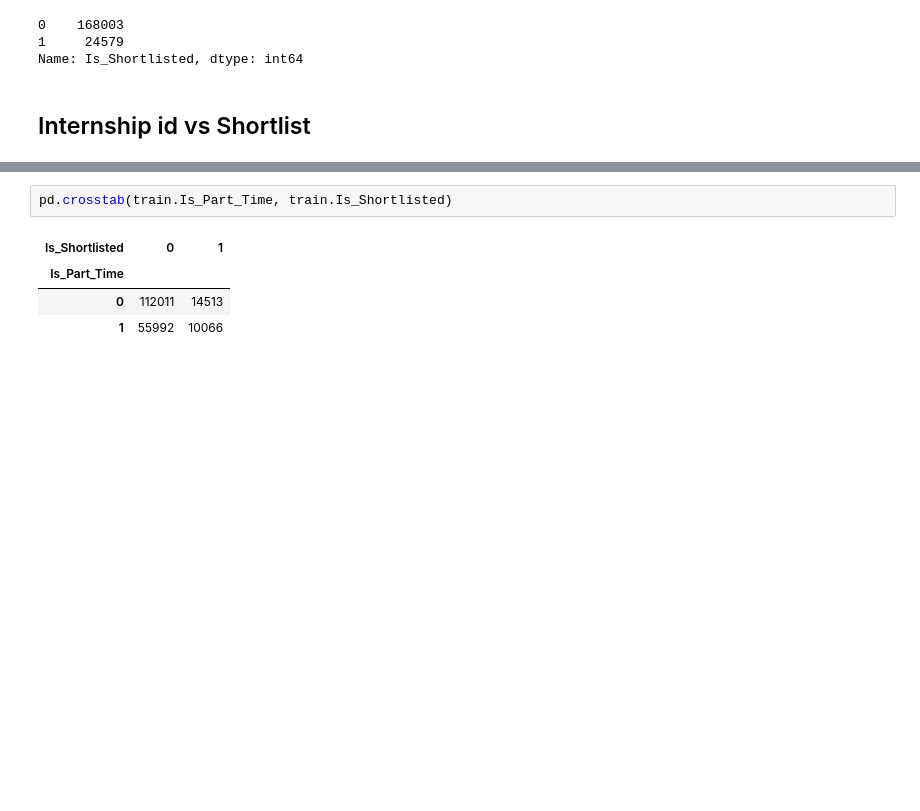
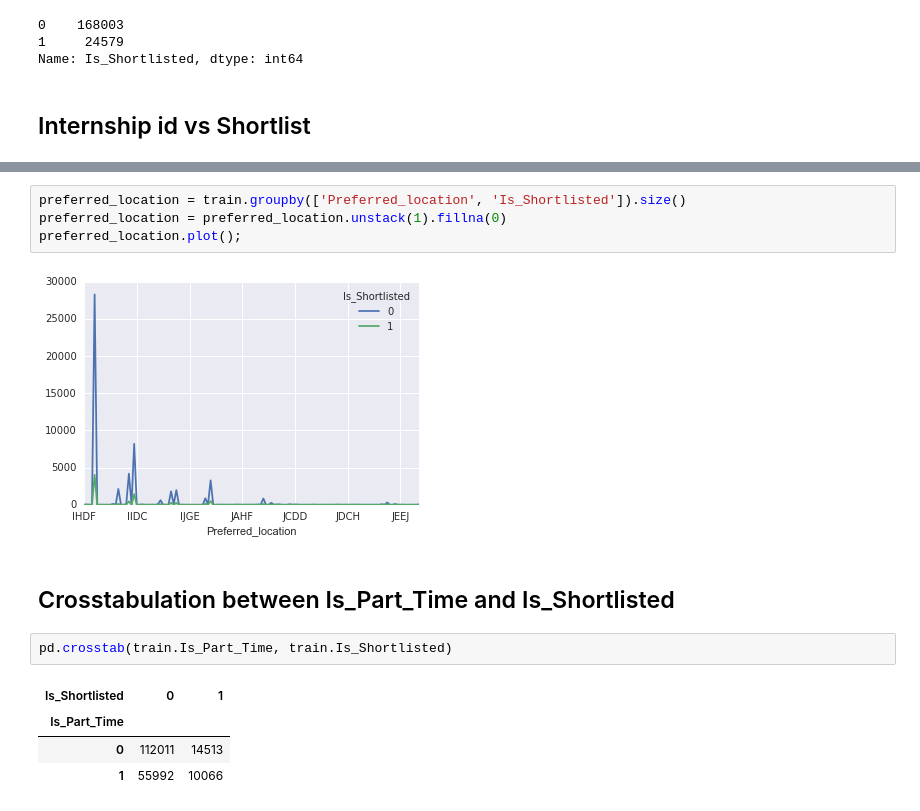
Before and after one commit to numb3r33/av-practice, a Jupyter notebook: date-your_data/notebooks/Date_Your_Data - Exploratory Data Analysis.ipynb, the cells around one changed output, grey strips where cells are left out. Drawn from its saved outputs; the diff is of its cells as text; blank space fills up the shorter version.

Commit message:
Preferred Location as new feature scored 0.538469613681 on public leaderboard

```diff
--- a/date-your_data/notebooks/Date_Your_Data - Exploratory Data Analysis.ipynb
+++ b/date-your_data/notebooks/Date_Your_Data - Exploratory Data Analysis.ipynb
@@ -88,3 +115,11 @@ rel_internship_id.plot();
+# %%
+preferred_location = train.groupby(['Preferred_location', 'Is_Shortlisted']).size()
+preferred_location = preferred_location.unstack(1).fillna(0)
+preferred_location.plot();
+# %% [output]
+[figure, added]
+# %% [markdown]
+## Crosstabulation between Is_Part_Time and Is_Shortlisted
 # %%
 pd.crosstab(train.Is_Part_Time, train.Is_Shortlisted)
 # %% [output]
```
Also changed, not shown: parts of 6 cells of this notebook, 1 other file.
